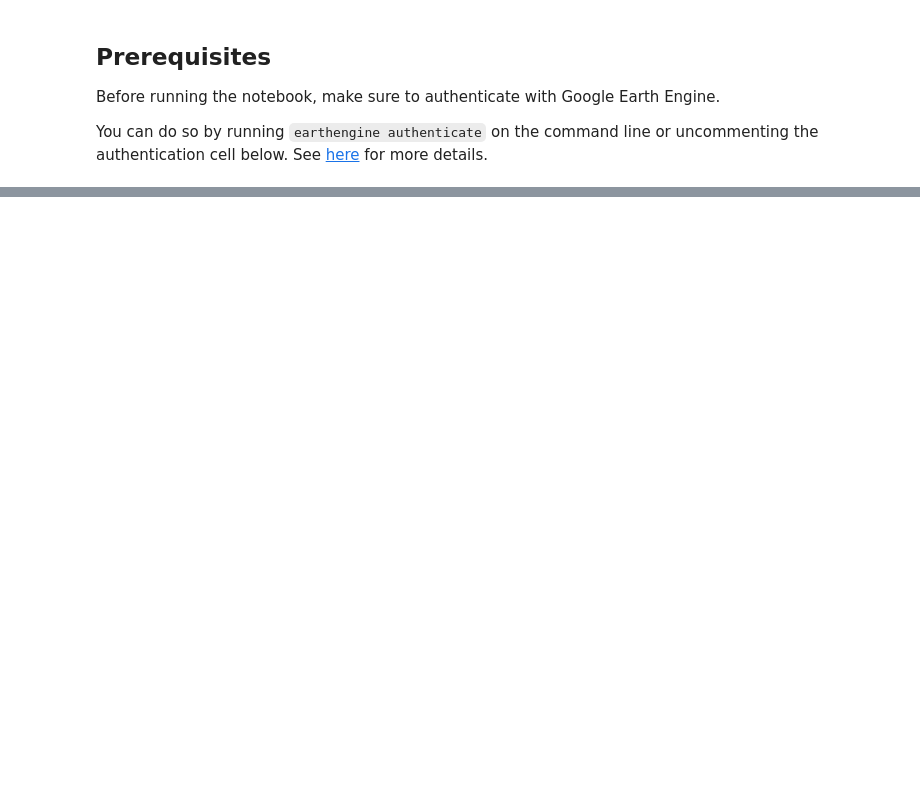
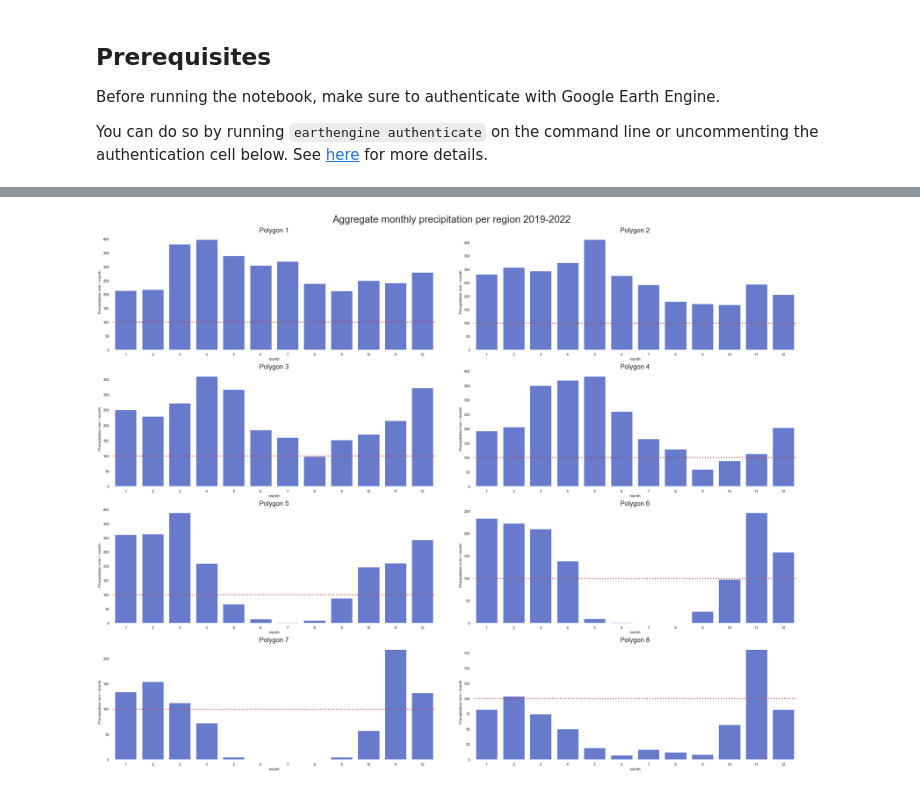
Before and after one commit to 4C-Guided-Team-Challenge/drought-with-gedi, a Jupyter notebook: notebooks/exploratory/ClimateData.ipynb, the cells around one changed output, grey strips where cells are left out. Drawn from its saved outputs; the diff is of its cells as text; code cells hidden in the pictures; blank space fills up the shorter version.

Commit message:
Aggregates monthly climate data and plots it

```diff
--- a/notebooks/exploratory/ClimateData.ipynb
+++ b/notebooks/exploratory/ClimateData.ipynb
@@ -49,0 +26,14 @@ Mean monthly temperature in Region 7: 29.563610117828407
+# %%
+# Dates of interest.
+start_date = ee.Date('2019-01-01')
+end_date = ee.Date('2023-01-01')
+
+# Get regions of interest.
+ee_geoms = pipeline.get_ee_polygons()
+
+# Specify resolution.
+scale = 5000
+
+# Fetch climate data from Earth Engine as Pandas DataFrame.
+climate_monthly_pdf = ee_climate.get_monthly_climate_data_as_pdf(
+        start_date, end_date, ee_geoms, scale)
@@ -49,0 +42,5 @@ Mean monthly temperature in Region 7: 29.563610117828407
+# %%
+# Calculate monthly mean for all three years in aggregate.
+total_monthly_mean = climate_monthly_pdf.groupby(['month', 'polygon_id']) \
+                                .mean(numeric_only=True).reset_index() \
+                                .drop(columns=['year'])
@@ -49,0 +59,14 @@ Mean monthly temperature in Region 7: 29.563610117828407
+# %%
+# Plot aggregate monthly precipitation per region.
+fig = plot.barplot_per_polygon(total_monthly_mean,
+                              x='month',
+                              y='precipitation',
+                              ylabel="Precipitation mm / month",
+                              title="Aggregate monthly precipitation per region 2019-2022",
+                              color=plot.palette[5])
+# Mark the 100mm precipitation line that signifies a dry month.
+[subplot.axhline(y=100, color = 'r', linestyle = 'dotted', linewidth=3)
+ for subplot in fig.get_axes()]
+plt.show()
+# %% [output]
+[figure, added]
```
Also changed, not shown: parts of 12 cells of this notebook, 6 other files.
